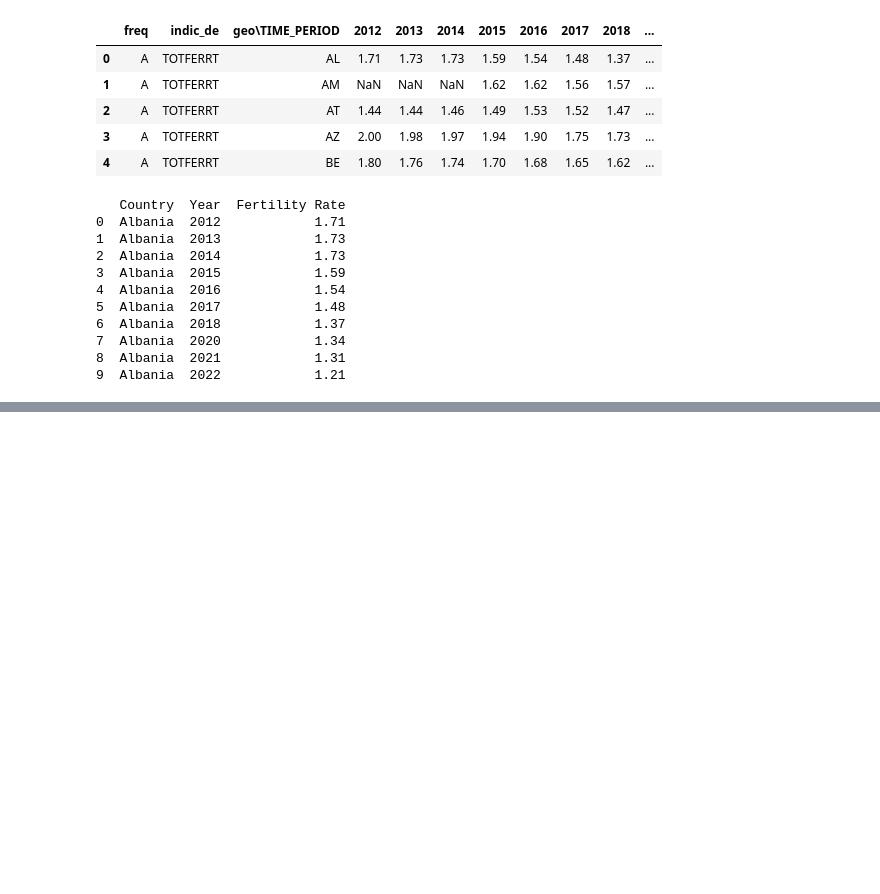
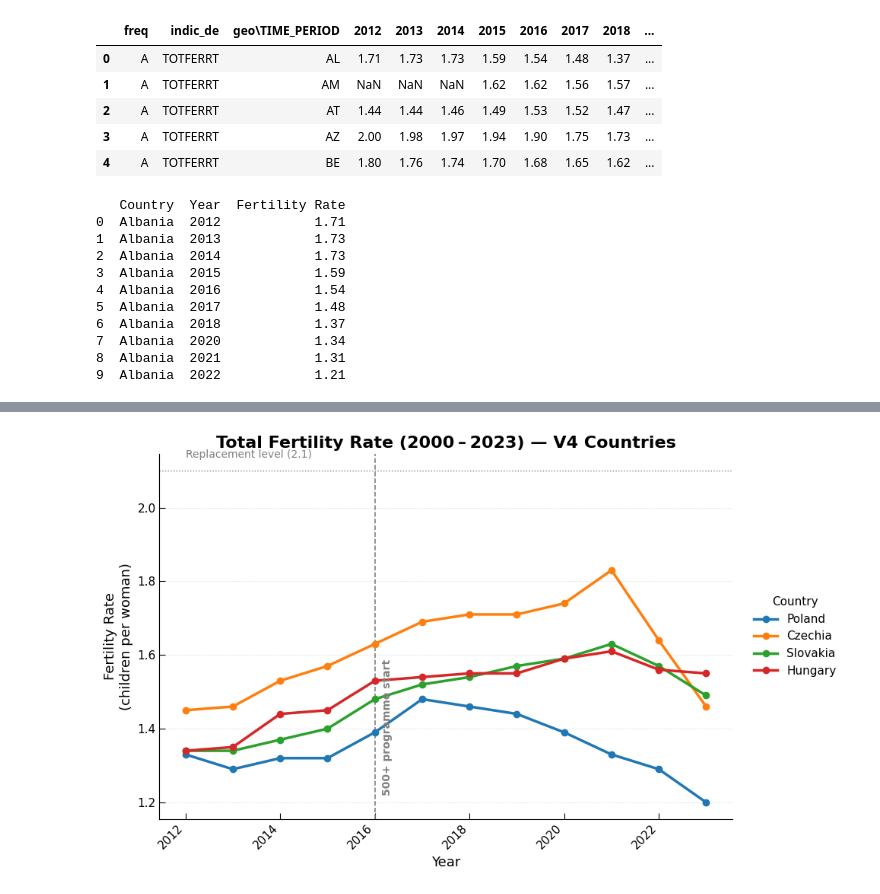
Before and after one commit to LSzubelak/ls-projects, a Jupyter notebook: 500+_program.ipynb, the cells around one changed output, grey strips where cells are left out. Drawn from its saved outputs; the diff is of its cells as text; code cells hidden in the pictures; blank space fills up the shorter version.

```diff
--- a/500+_program.ipynb
+++ b/500+_program.ipynb
@@ -123,0 +209,70 @@ df_clean
+# %%
+import matplotlib.pyplot as plt
+
+# --- 1. V4 subset ----------------------------------------------------------
+neighbors = ['Poland', 'Czechia', 'Slovakia', 'Hungary']
+df_did    = df_clean[df_clean['Country'].isin(neighbors)].copy()
+
+# --- 2. Figure & palette ---------------------------------------------------
+fig, ax = plt.subplots(figsize=(10, 6))
+palette = {
+    'Poland':   '#1f77b4',   # blue   → highlight (like Poland bar)
+    'Czechia':  '#ff7f0e',   # orange
+    'Slovakia': '#2ca02c',   # green
+    'Hungary':  '#d62728'    # red
+}
+
+# --- 3. Plot each country ---------------------------------------------------
+for country in neighbors:
+    d = df_did[df_did['Country'] == country]
+    ax.plot(
+        d['Year'], d['Fertility Rate'],
+        marker='o',
+        markersize=6,
+        linewidth=2.5,
+        color=palette[country],
+        label=country,
+        zorder=3
+    )
+
+# --- 4. Policy & reference lines -------------------------------------------
+# 500+ vertical marker
+ax.axvline(2016, color='gray', linestyle='--', linewidth=1.2)
+ax.text(2016 + .15, ax.get_ylim()[0] + .05,
+        '500+ programme start', rotation=90,
+        va='bottom', color='gray', fontweight='bold')
+
+# Replacement fertility (2.1) horizontal line
+ax.axhline(2.1, color='gray', linestyle=':', linewidth=1)
+ax.text(df_did['Year'].min(), 2.13,
+        'Replacement level (2.1)',
+        color='gray', fontsize=10, va='bottom')
+
+# --- 5. Styling to mirror RMSPE chart --------------------------------------
+ax.set_title('Total Fertility Rate (2000 – 2023) — V4 Countries',
+             fontsize=16, fontweight='bold')
+ax.set_xlabel('Year',  fontsize=13)
+ax.set_ylabel('Fertility Rate\n(children per woman)', fontsize=13)
+
+# Light gray dashed grid (y only)
+ax.grid(axis='y', linestyle='--', linewidth=0.5, color='lightgray', alpha=0.7)
+ax.set_axisbelow(True)                        # grid behind lines
+
+# Clean spines
+ax.spines['top'].set_visible(False)
+ax.spines['right'].set_visible(False)
+
+# Tick styling
+ax.tick_params(direction='in', length=6, labelsize=11)
+plt.xticks(rotation=45, ha='right')
+
+# Legend — simple & outside left
+ax.legend(title='Country', fontsize=11, title_fontsize=11,
+          frameon=False, loc='center left', bbox_to_anchor=(1.02, 0.5))
+
+# --- 6. Layout & export -----------------------------------------------------
+plt.tight_layout()
+plt.savefig('v4_fertility_did_chart_styled.png', dpi=300)
+plt.show()
+# %% [output]
+[figure, added]
```
Also changed, not shown: parts of 13 cells of this notebook.
